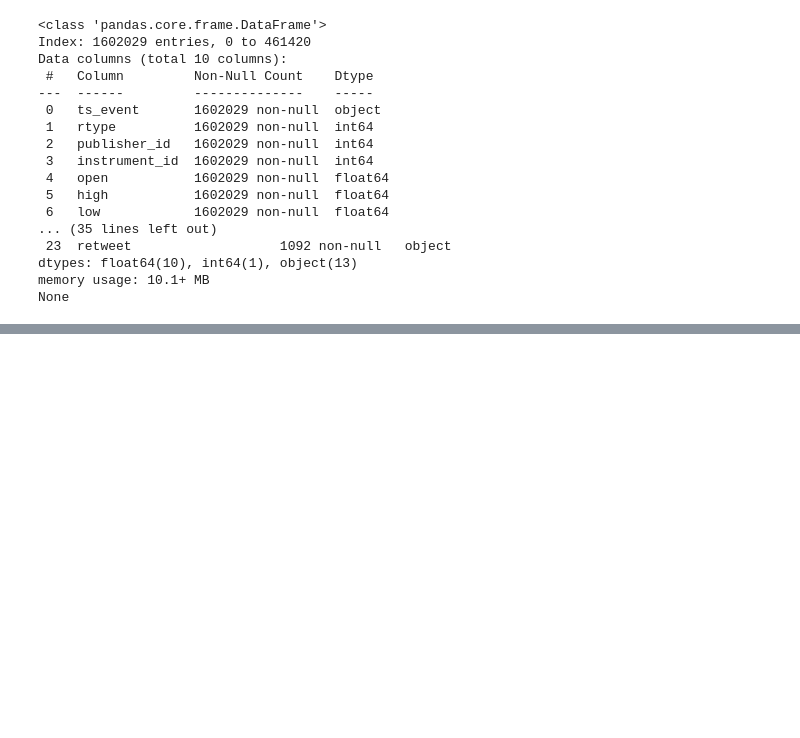
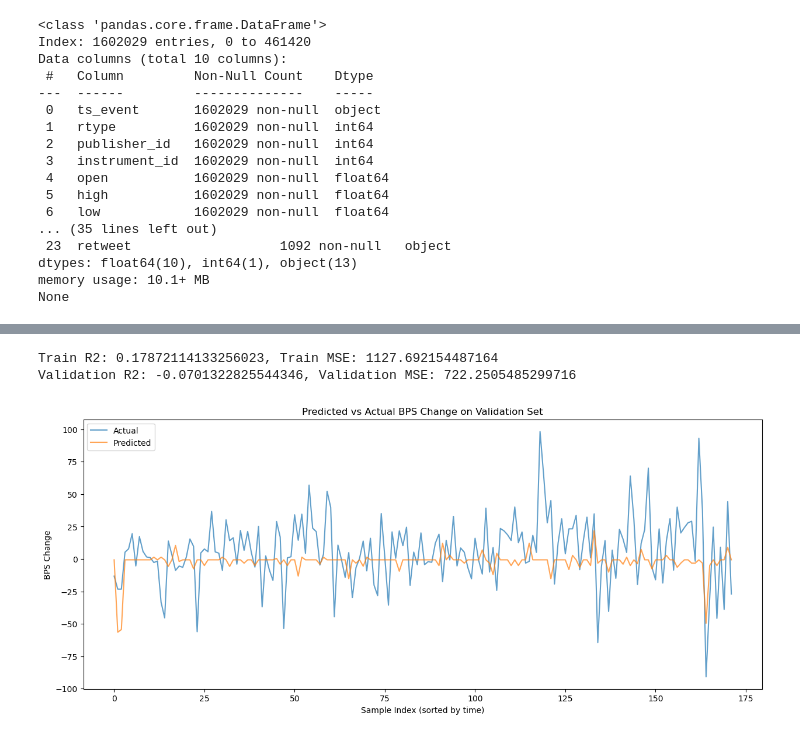
Before and after one commit to ngoguened/AML_Final_Project, a Jupyter notebook: notebooks/preprocessing.ipynb, the cells around one changed output, grey strips where cells are left out. Cells and saved outputs as stored; diff of their text form; code cells hidden in the pictures; blank space fills up the shorter version.

```diff
--- a/notebooks/preprocessing.ipynb
+++ b/notebooks/preprocessing.ipynb
@@ -294,0 +396,36 @@ Validation R2: -0.12408173755491458, Validation MSE: 697.6215438204496
+# %%
+# Despite doing a grid search, we are still overfitting quite a bit.
+# So either the features are not sufficient to predict stock price movements or
+# stock prices are inherently very noisy and hard to predict.
+
+# lets do some error analysis on the validation set to see where the model is failing
+
+import matplotlib.pyplot as plt
+
+# fit the best moel so far again
+model = RandomForestRegressor(
+    n_estimators=int(best_params["n_estimators"]),
+    max_depth=(
+        int(best_params["max_depth"]) if best_params["max_depth"] != "None" else None
+    ),
+    min_samples_leaf=int(best_params["min_samples_leaf"]),
+    random_state=42,
+)
+R2_train, R2_val, MSE_train, MSE_val = fit_model(
+    model, X_train, y_train, X_val, y_val, log=True
+)
+
+# plot predicted vs actual bps change as a timeseries
+y_val_pred = model.predict(X_val)
+plt.figure(figsize=(15, 6))
+plt.plot(y_val.values, label="Actual", alpha=0.7)
+plt.plot(y_val_pred, label="Predicted", alpha=0.7)
+plt.title("Predicted vs Actual BPS Change on Validation Set")
+plt.xlabel("Sample Index (sorted by time)")
+plt.ylabel("BPS Change")
+plt.legend()
+plt.show()
+# %% [output]
+Train R2: 0.17872114133256023, Train MSE: 1127.692154487164
+Validation R2: -0.0701322825544346, Validation MSE: 722.2505485299716
+[figure, added]
```
Also changed, not shown: parts of 15 cells of this notebook, 4 other files.
